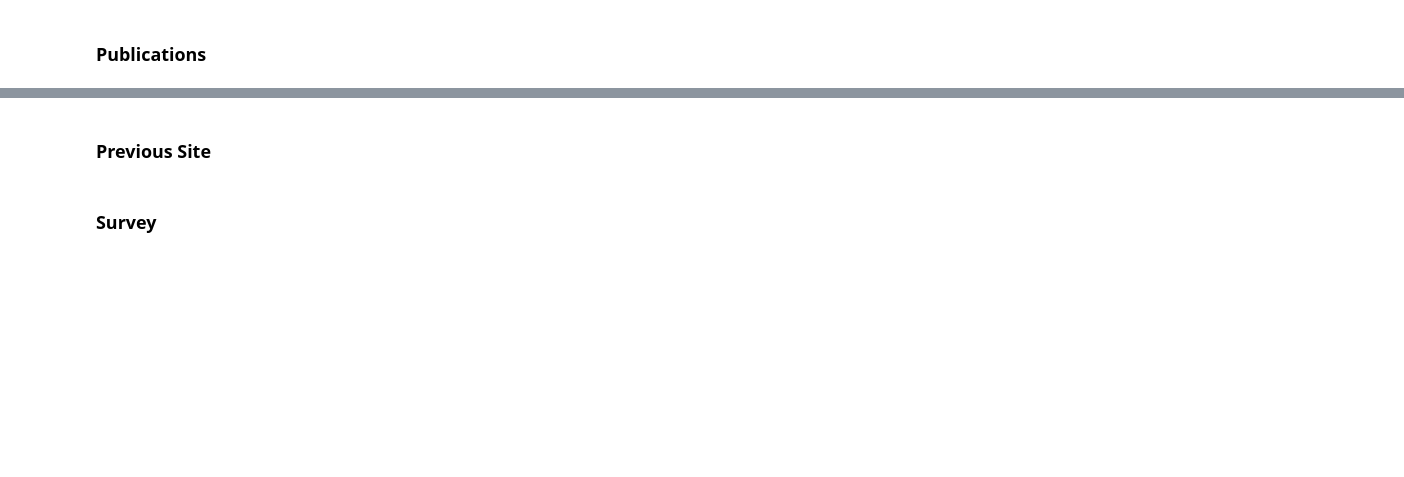
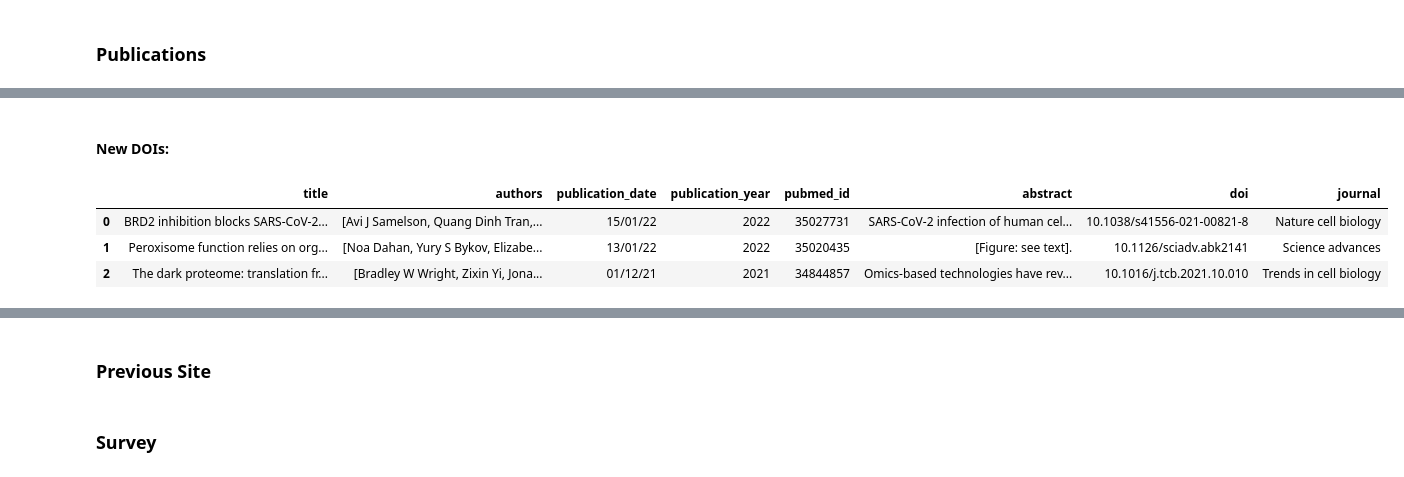
Before and after one commit to whitehead/weissmanlab, a Jupyter notebook: compile_info.ipynb, the cells around one changed output, grey strips where cells are left out. Drawn from its saved outputs; the diff is of its cells as text; code cells hidden in the pictures; blank space fills up the shorter version.

```diff
--- a/compile_info.ipynb
+++ b/compile_info.ipynb
@@ -62,3 +62,17 @@ replacements = {
 for p in pubmed_pubs:
     if p['journal'] in replacements:
         p['journal'] = replacements[p['journal']]
+# %%
+pubmed_pubs = pd.DataFrame.from_records(pubmed_pubs)
+# %%
+with open('_data/publications.yml', 'r') as f:
+    old_pubs = pd.json_normalize(yaml.safe_load(f))
+# %% [markdown]
+#### New DOIs:
+# %%
+pubmed_pubs[ ~pubmed_pubs.doi.isin(old_pubs.doi)]
+# %% [output]
+|  | title | authors | publication_date | publication_year | pubmed_id | abstract | doi | journal |
+| 0 | BRD2 inhibition blocks SARS-CoV-2... | [Avi J Samelson, Quang Dinh Tran,... | 15/01/22 | 2022 | 35027731 | SARS-CoV-2 infection of human cel... | 10.1038/s41556-021-00821-8 | Nature cell biology |
+| 1 | Peroxisome function relies on org... | [Noa Dahan, Yury S Bykov, Elizabe... | 13/01/22 | 2022 | 35020435 | [Figure: see text]. | 10.1126/sciadv.abk2141 | Science advances |
+| 2 | The dark proteome: translation fr... | [Bradley W Wright, Zixin Yi, Jona... | 01/12/21 | 2021 | 34844857 | Omics-based technologies have rev... | 10.1016/j.tcb.2021.10.010 | Trends in cell biology |
```
Also changed, not shown: parts of 8 cells of this notebook, 2 other files.
